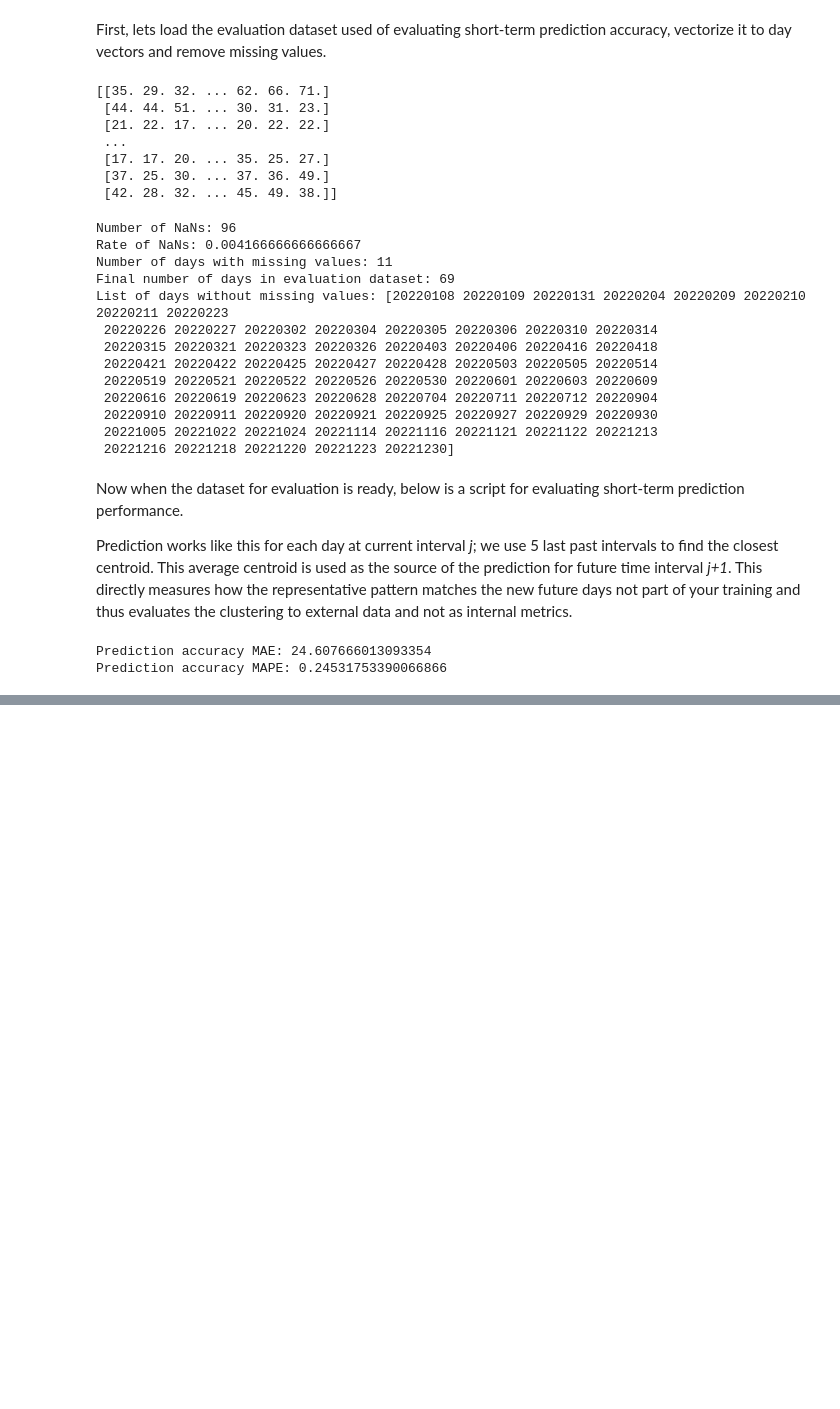
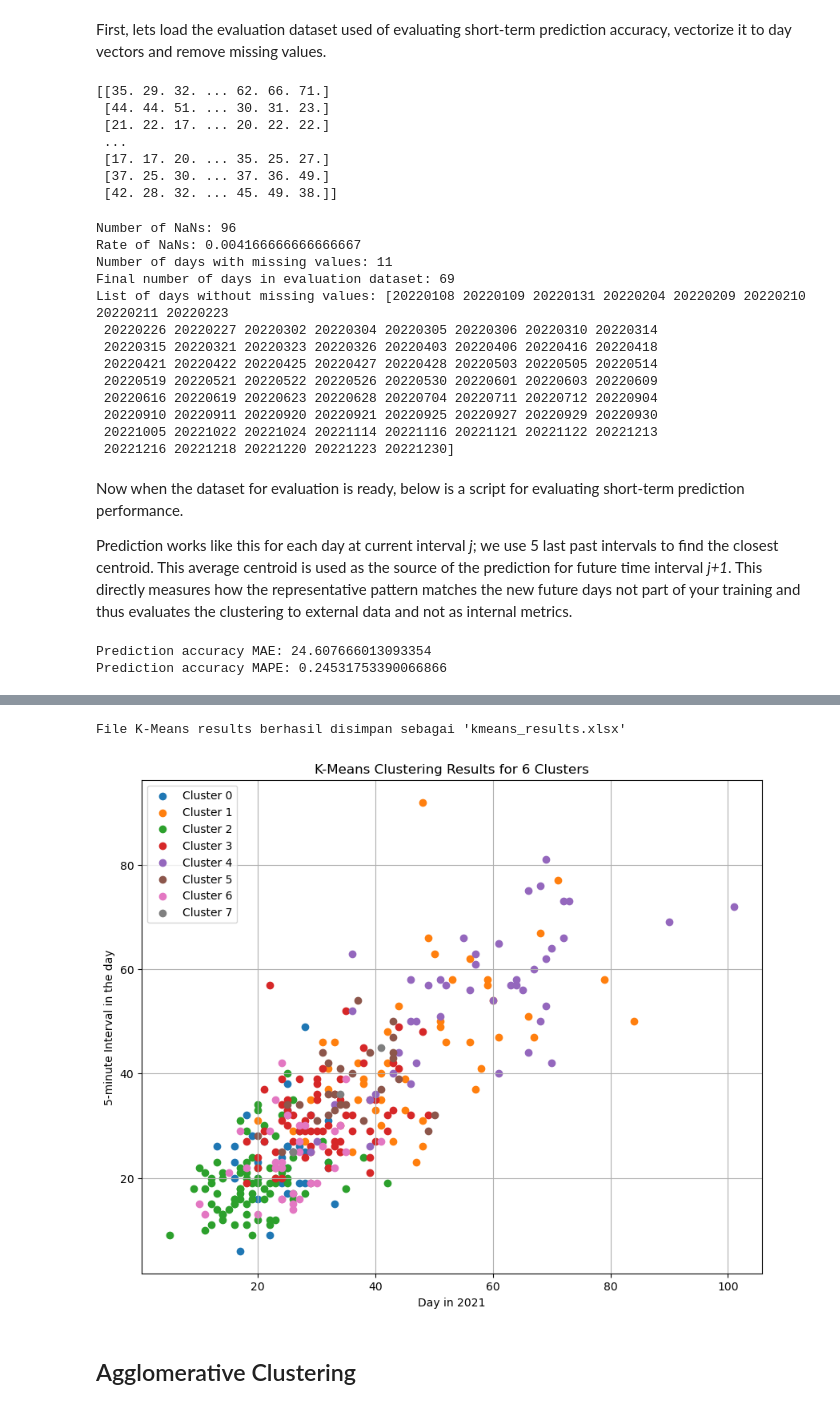
Before and after one commit to ksyhum/AI-Transportation, a Jupyter notebook: Lab 5/exercise_5_clustering.ipynb, the cells around one changed output, grey strips where cells are left out. Cells and saved outputs as stored; diff of their text form; code cells hidden in the pictures; blank space fills up the shorter version.

```diff
--- a/Lab 5/exercise_5_clustering.ipynb
+++ b/Lab 5/exercise_5_clustering.ipynb
@@ -552,7 +553,7 @@ centroids_yy_daytypes = []  # y-axis values for centroids, grouped by day types
 cluster_ids = []  # Cluster IDs
 
 # Iterate through each cluster
-for i in range(0, n_clusters_t):
+for i in np.unique(cluster_labels):
     # Store the x-axis values for centroids (hours of the day)
     centroids_xx.append(x_axis_hours)
 
@@ -723,7 +724,7 @@ def find_the_closest_centroid(centroids, new_day, from_interval: int, to_interva
 centroids = []
 
 # Calculate centroids for each cluster
-for i in range(0, n_clusters_t):
+for i in np.unique(cluster_labels):
     centroid = np.nanmean(vectorized_day_dataset_no_nans[np.where(cluster_labels == i)[0], :], 0).reshape(1, nintvals)
     centroids.append(centroid)
 
@@ -762,0 +1179,49 @@ Prediction accuracy MAPE: 0.24531753390066866
+# %%
+ # Pastikan pandas sudah diimpor
+import pandas as pd
+
+# Simpan DataFrame hasil K-Means ke dalam file Excel
+kmeans_results.to_excel("kmeans_results.xlsx", index=False)
+
+# File "kmeans_results.xlsx" akan disimpan di direktori saat ini.
+print("File K-Means results berhasil disimpan sebagai 'kmeans_results.xlsx'")
+# %% [output]
+File K-Means results berhasil disimpan sebagai 'kmeans_results.xlsx'
+# %%
+import matplotlib.pyplot as plt
+import numpy as np
+from sklearn.cluster import KMeans
+
+# Set the number of clusters to 6
+num_clusters = 8
+
+# Fit the KMeans model (assuming vectorized_day_dataset_no_nans is your dataset)
+kmeans = KMeans(n_clusters=num_clusters, random_state=0, n_init="auto")
+kmeans.fit(vectorized_day_dataset_no_nans)
+
+# Extract cluster labels
+labels = kmeans.labels_
+
+# Evaluate the number of unique clusters
+unique_clusters = np.unique(labels)
+
+# Plotting the clusters
+plt.figure(figsize=(10, 8))
+for cluster_id in unique_clusters:
+    # Plot each cluster using different colors
+    cluster_data = vectorized_day_dataset_no_nans[labels == cluster_id, :]
+    plt.scatter(cluster_data[:, 0], cluster_data[:, 2], label=f'Cluster {cluster_id}')
+
+# Labeling the plot
+plt.xlabel('Day in 2021')
+plt.ylabel('5-minute Interval in the day')
+plt.title('K-Means Clustering Results for 6 Clusters')
+plt.legend()
+plt.grid(True)  # Adding grid for better readability of plot
+
+# Display the plot
+plt.show()
+# %% [output]
+[figure, added]
+# %% [markdown]
+## Agglomerative Clustering
```
Also changed, not shown: parts of 27 cells of this notebook, 1 other file.
